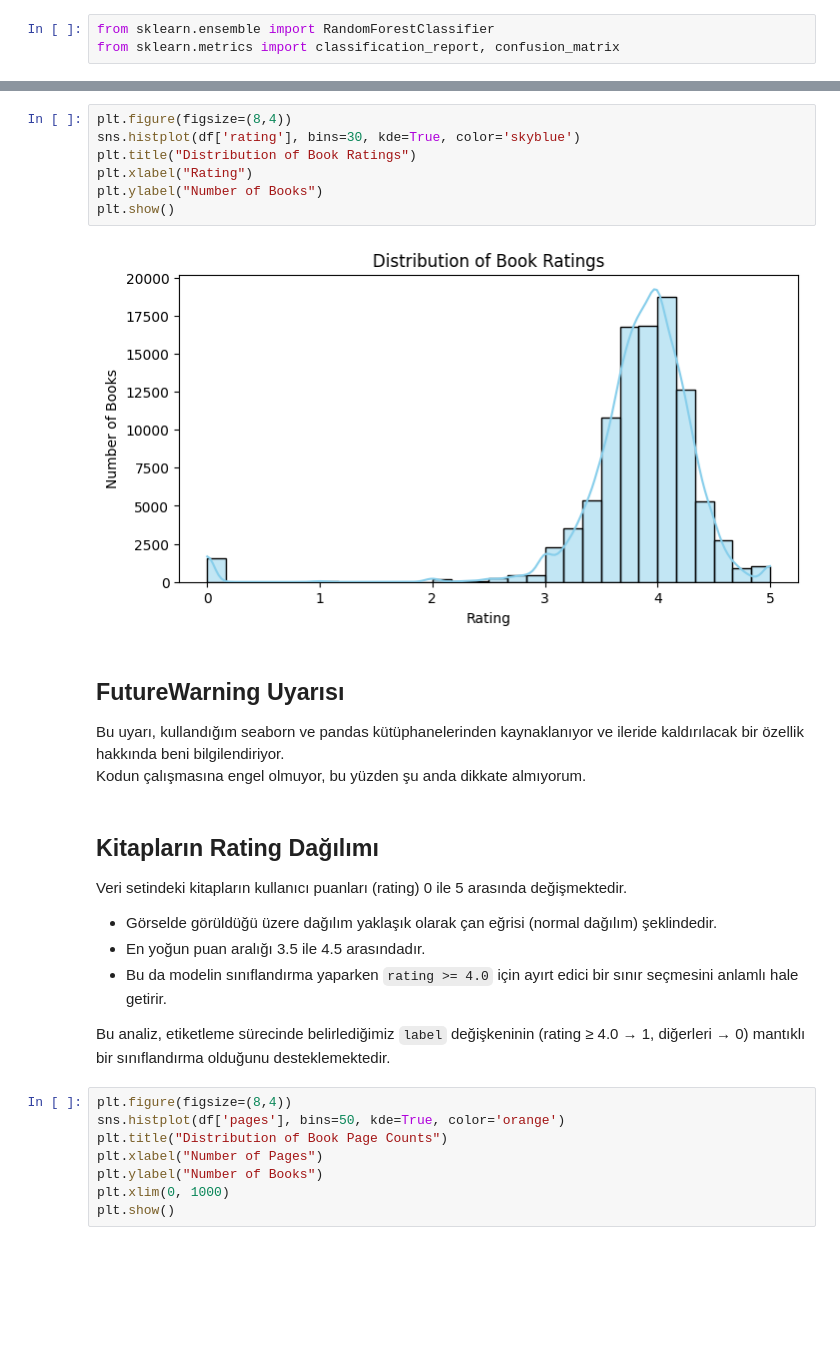
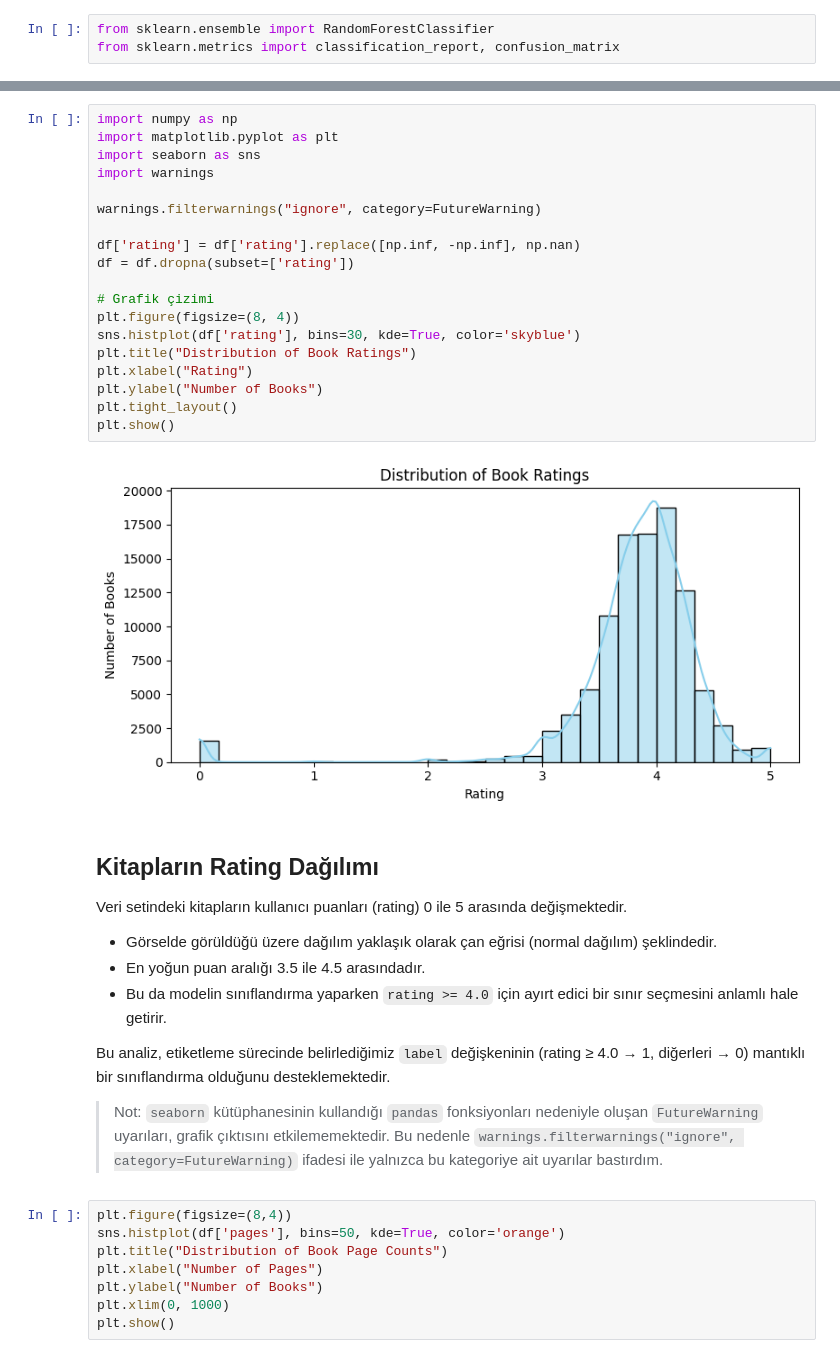
Before and after one commit to sevvalerel/ML-Book-Rating-Predictor, a Jupyter notebook: ML-Book-Rating-Predictor.ipynb, the cells around one changed output, grey strips where cells are left out. Saved outputs shown, nothing was run; the diff lists cells and outputs as text; blank space fills up the shorter version.

```diff
--- a/ML-Book-Rating-Predictor.ipynb
+++ b/ML-Book-Rating-Predictor.ipynb
@@ -244,17 +342,24 @@ Modelin `totalratings` ve `pages` üzerinden daha net sinyaller aldığı görü
 # %%
-plt.figure(figsize=(8,4))
+import numpy as np
+import matplotlib.pyplot as plt
+import seaborn as sns
+import warnings
+
+warnings.filterwarnings("ignore", category=FutureWarning)
+
+df['rating'] = df['rating'].replace([np.inf, -np.inf], np.nan)
+df = df.dropna(subset=['rating'])
+
+# Grafik çizimi
+plt.figure(figsize=(8, 4))
 sns.histplot(df['rating'], bins=30, kde=True, color='skyblue')
 plt.title("Distribution of Book Ratings")
 plt.xlabel("Rating")
 plt.ylabel("Number of Books")
+plt.tight_layout()
 plt.show()
 # %% [output]
-[figure, old version]
+[figure, new version]
-# %% [markdown]
-## FutureWarning Uyarısı
-
-Bu uyarı, kullandığım seaborn ve pandas kütüphanelerinden kaynaklanıyor ve ileride kaldırılacak bir özellik hakkında beni bilgilendiriyor.
-Kodun çalışmasına engel olmuyor, bu yüzden şu anda dikkate almıyorum.
 # %% [markdown]
 ## Kitapların Rating Dağılımı
 
@@ -265,6 +370,8 @@ Veri setindeki kitapların kullanıcı puanları (rating) 0 ile 5 arasında değ
 - Bu da modelin sınıflandırma yaparken `rating >= 4.0` için ayırt edici bir sınır seçmesini anlamlı hale getirir.
 
 Bu analiz, etiketleme sürecinde belirlediğimiz `label` değişkeninin (rating ≥ 4.0 → 1, diğerleri → 0) mantıklı bir sınıflandırma olduğunu desteklemektedir.
+> Not: `seaborn` kütüphanesinin kullandığı `pandas` fonksiyonları nedeniyle oluşan `FutureWarning` uyarıları, grafik çıktısını etkilememektedir.
+Bu nedenle `warnings.filterwarnings("ignore", category=FutureWarning)` ifadesi ile yalnızca bu kategoriye ait uyarılar bastırdım.
 # %%
 plt.figure(figsize=(8,4))
 sns.histplot(df['pages'], bins=50, kde=True, color='orange')
```
Also changed, not shown: parts of 29 cells of this notebook.
